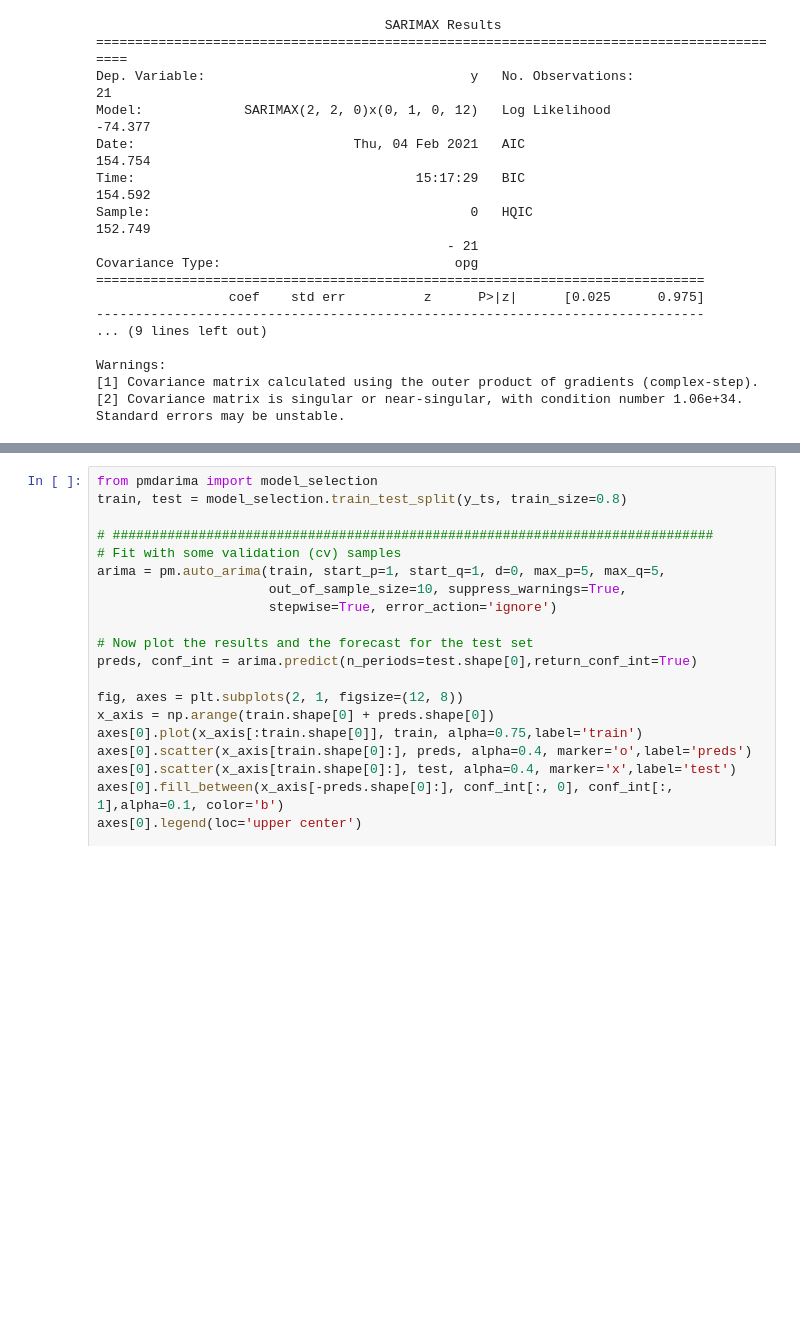
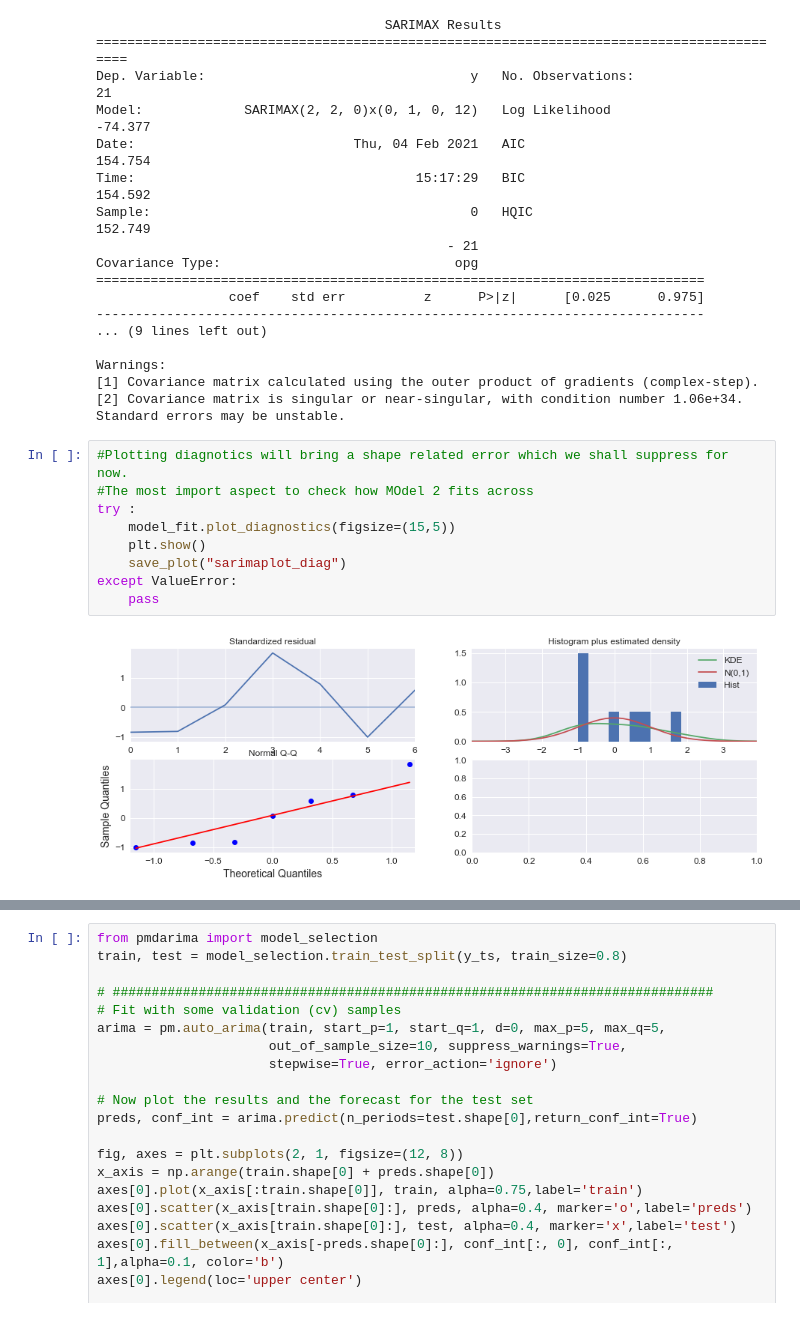
Before and after one commit to pelanimix/prj_capstone, a Jupyter notebook: CS_PKJM.ipynb, the cells around one changed output, grey strips where cells are left out. Saved outputs shown, nothing was run; the diff lists cells and outputs as text; blank space fills up the shorter version.

```diff
--- a/CS_PKJM.ipynb
+++ b/CS_PKJM.ipynb
@@ -924,3 +1009,14 @@ Covariance Type:                              opg
 Warnings:
 [1] Covariance matrix calculated using the outer product of gradients (complex-step).
 [2] Covariance matrix is singular or near-singular, with condition number 1.06e+34. Standard errors may be unstable.
+# %%
+#Plotting diagnotics will bring a shape related error which we shall suppress for now.
+#The most import aspect to check how MOdel 2 fits across
+try :
+    model_fit.plot_diagnostics(figsize=(15,5))
+    plt.show()
+    save_plot("sarimaplot_diag")
+except ValueError:
+    pass
+# %% [output]
+[figure, added]
```
Also changed, not shown: parts of 64 cells of this notebook, 15 other files.
